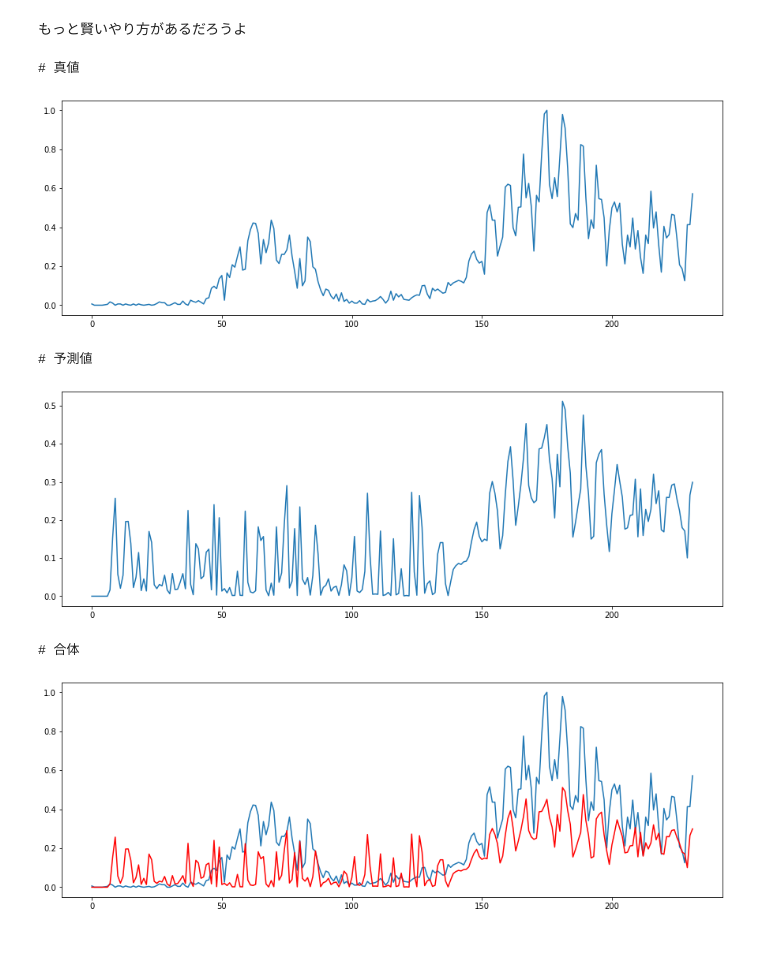
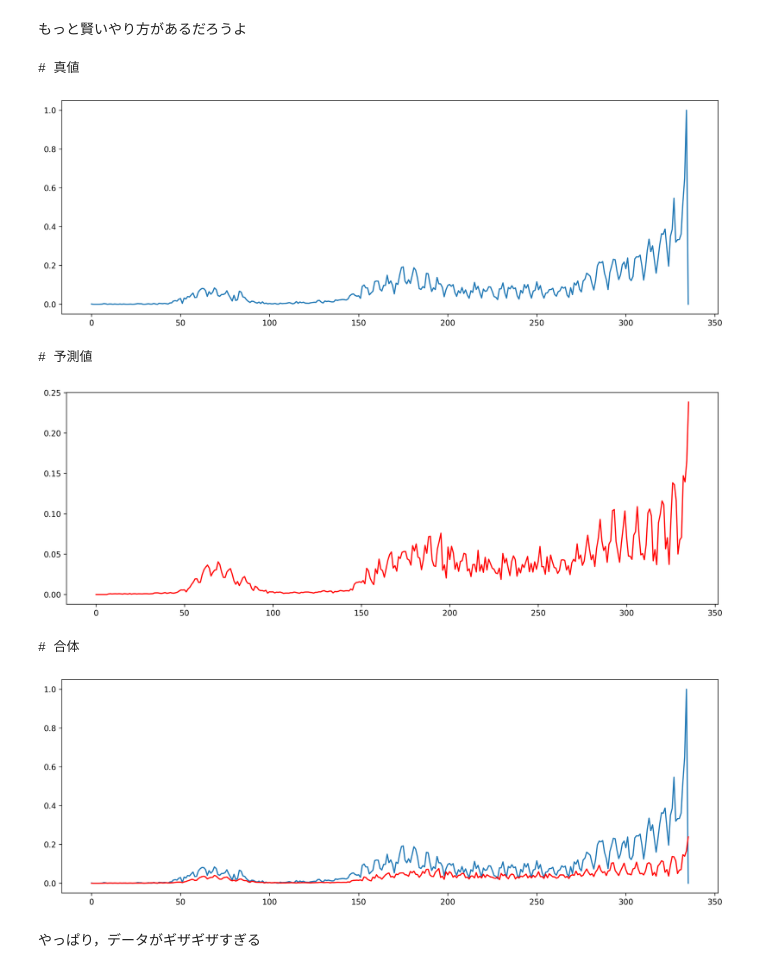
Before and after one commit to sirakik/japan_graph, a Jupyter notebook: japan_graph.ipynb, the cells around one changed output. Drawn from its saved outputs; the diff is of its cells as text; code cells hidden in the pictures; blank space fills up the shorter version.

```diff
--- a/japan_graph.ipynb
+++ b/japan_graph.ipynb
@@ -279,7 +306,7 @@ population_density = [68.6, 135.6, 83.8, 320.5, 87.9, 120.5, 138.9, 478.4, 308.1
 # %%
 #　日数を指定
 dt1 = datetime.datetime(year=2020, month=2, day=8) #　2月8日からデータが始まっています
-dt2 = datetime.datetime(year=2020, month=9, day=26) # ほぼ毎日更新っぽいので，今日の日付に合わせましょう．ただし何時更新かは知らないので，手作業で合わせてください
+dt2 = datetime.datetime(year=2021, month=1, day=8) # ほぼ毎日更新っぽいので，今日の日付に合わせましょう．ただし何時更新かは知らないので，手作業で合わせてください
 dif_days = (dt2 - dt1).days +1
 print('#　日数: ', dif_days)
 # %% [output]
@@ -427,7 +454,7 @@ plt.rcParams['figure.figsize'] = (15.0, 15.0)
 # %% [markdown]
 ここ苦手
 # %%
-train_size = 0.6 # 学習データの割合
+train_size = 0.4 # 学習データの割合
 in_days = 7
 out_days = 1
 days = in_days + out_days
@@ -467,6 +494,11 @@ train_y = np.array(train_y).transpose(0, 2, 1)
 test_x = np.array(test_x).transpose(0, 2, 1)
 test_y = np.array(test_y).transpose(0, 2, 1)
 
+print(train_x.shape)
+print(train_y.shape)
+print(test_x.shape)
+print(test_y.shape)
+
 # 保存
 np.save('train_x.npy', train_x)
 np.save('train_y.npy', train_y)
@@ -548,7 +585,7 @@ class Model(nn.Module):
 ---
 # %%
 NUM_EPOCH = 500
-BATCH_SIZE = 64
+BATCH_SIZE = 128
 
 # データ読み込み
 data_loader = dict()
@@ -564,7 +601,7 @@ data_loader['test'] = torch.utils.data.DataLoader(dataset=Feeder(data_path='test
 A_list = []
 A_list.append(normalize_undigraph(japan_g.adjacency_matrix().to_dense().numpy()))
 #A_list.append(normalize_undigraph(few_pas_g.adjacency_matrix().to_dense().numpy()))
-A_list.append(normalize_undigraph(many_pas_g.adjacency_matrix().to_dense().numpy()))
+#A_list.append(normalize_undigraph(many_pas_g.adjacency_matrix().to_dense().numpy()))
 
 model = Model(in_channels=in_days,
                 out_days = out_days,
@@ -585,7 +622,8 @@ for epoch in range(0, NUM_EPOCH + 1):
         x = x.to(dtype=torch.float)
         y = y.to(dtype=torch.float)
         output = model(x, A_list)
-        loss = criterion(output, y)
+        #loss = criterion(output, y) # MSE Loss
+        loss = torch.sqrt(criterion(output, y))
         optimizer.zero_grad()
         loss.backward()
         optimizer.step()
@@ -630,7 +668,7 @@ with torch.no_grad():
 data_loader['train'] = torch.utils.data.DataLoader(dataset=Feeder(data_path='train_x.npy',
                                                                   label_path='train_y.npy'),
                                                   batch_size=1,
-                                                  shuffle=True)
+                                                  shuffle=False)
 
 model.eval()
 predict_list = []
@@ -643,32 +681,34 @@ with torch.no_grad():
 # %%
 sam = 'Tokyo'
 
 key = find_key(sam)
 
 plt.rcParams['figure.figsize'] = (15.0, 5.0)
 x = list(range(norm_data.shape[1]))
 y = norm_data[key]
 print('# 真値')
 plt.plot(x, y)
 plt.show()
 
 predict = list(np.zeros(in_days))
 for n in predict_list:
     predict.append(n[key, 0])
 
 
 print('# 予測値')
-plt.plot(x, predict)
+plt.plot(x, predict, color='r')
 plt.show()
 
 print('# 合体')
 plt.plot(x, y)
 plt.plot(x, predict, color='r')
 plt.show()
 # %% [output]
 # 真値
-[figure, old version]
+[figure, new version]
 # 予測値
-[figure, old version]
+[figure, new version]
 # 合体
-[figure, old version]
+[figure, new version]
+# %% [markdown]
+やっぱり，データがギザギザすぎる
```
Also changed, not shown: parts of 11 cells of this notebook.
